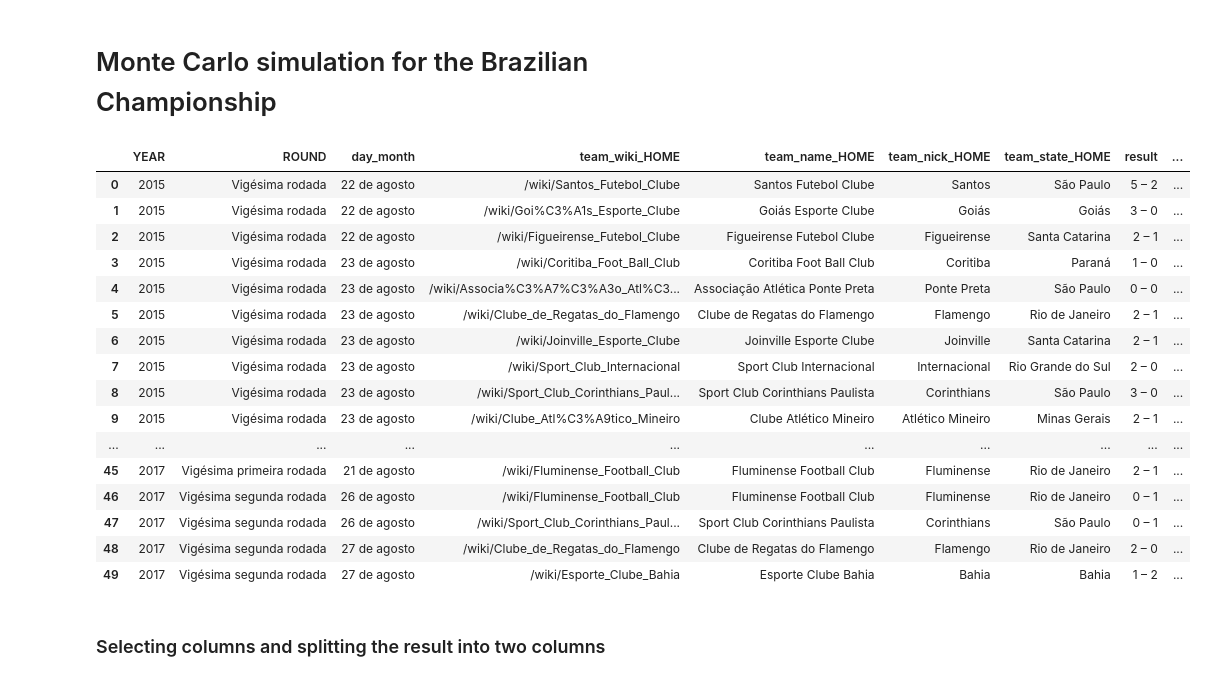
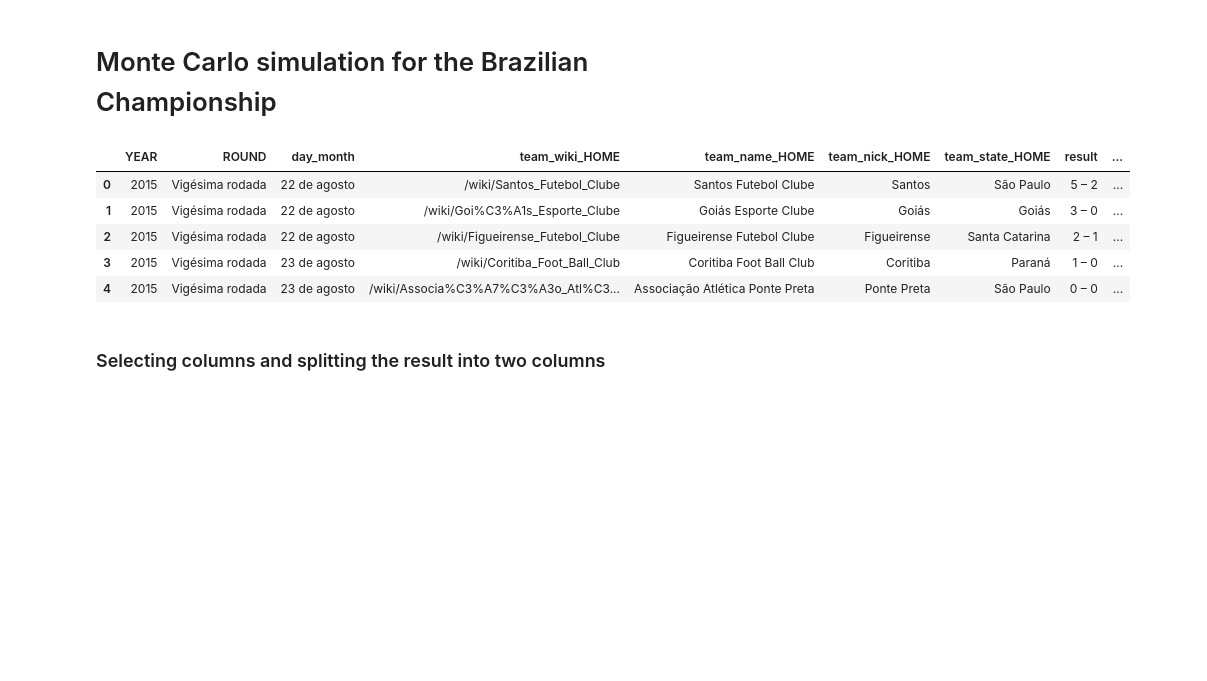
Before and after one commit to AvsThiago/brasileirao-scraping, a Jupyter notebook: monte_carlo_simulation.ipynb, the cells around one changed output. Drawn from its saved outputs; the diff is of its cells as text; code cells hidden in the pictures; blank space fills up the shorter version.

```diff
--- a/monte_carlo_simulation.ipynb
+++ b/monte_carlo_simulation.ipynb
@@ -9,25 +9,14 @@ import random
 warnings.filterwarnings('ignore')
 # %%
 df_original = pd.read_csv('brazilian_championship.csv')
-df_original.head(50)
+df_original.head()
 # %% [output]
 |  | YEAR | ROUND | day_month | team_wiki_HOME | team_name_HOME | team_nick_HOME | team_state_HOME | result | ... |
 | 0 | 2015 | Vigésima rodada | 22 de agosto | /wiki/Santos_Futebol_Clube | Santos Futebol Clube | Santos | São Paulo | 5 – 2 | ... |
 | 1 | 2015 | Vigésima rodada | 22 de agosto | /wiki/Goi%C3%A1s_Esporte_Clube | Goiás Esporte Clube | Goiás | Goiás | 3 – 0 | ... |
 | 2 | 2015 | Vigésima rodada | 22 de agosto | /wiki/Figueirense_Futebol_Clube | Figueirense Futebol Clube | Figueirense | Santa Catarina | 2 – 1 | ... |
 | 3 | 2015 | Vigésima rodada | 23 de agosto | /wiki/Coritiba_Foot_Ball_Club | Coritiba Foot Ball Club | Coritiba | Paraná | 1 – 0 | ... |
 | 4 | 2015 | Vigésima rodada | 23 de agosto | /wiki/Associa%C3%A7%C3%A3o_Atl%C3... | Associação Atlética Ponte Preta | Ponte Preta | São Paulo | 0 – 0 | ... |
-| 5 | 2015 | Vigésima rodada | 23 de agosto | /wiki/Clube_de_Regatas_do_Flamengo | Clube de Regatas do Flamengo | Flamengo | Rio de Janeiro | 2 – 1 | ... |
-| 6 | 2015 | Vigésima rodada | 23 de agosto | /wiki/Joinville_Esporte_Clube | Joinville Esporte Clube | Joinville | Santa Catarina | 2 – 1 | ... |
-| 7 | 2015 | Vigésima rodada | 23 de agosto | /wiki/Sport_Club_Internacional | Sport Club Internacional | Internacional | Rio Grande do Sul | 2 – 0 | ... |
-| 8 | 2015 | Vigésima rodada | 23 de agosto | /wiki/Sport_Club_Corinthians_Paul... | Sport Club Corinthians Paulista | Corinthians | São Paulo | 3 – 0 | ... |
-| 9 | 2015 | Vigésima rodada | 23 de agosto | /wiki/Clube_Atl%C3%A9tico_Mineiro | Clube Atlético Mineiro | Atlético Mineiro | Minas Gerais | 2 – 1 | ... |
-| ... | ... | ... | ... | ... | ... | ... | ... | ... | ... |
-| 45 | 2017 | Vigésima primeira rodada | 21 de agosto | /wiki/Fluminense_Football_Club | Fluminense Football Club | Fluminense | Rio de Janeiro | 2 – 1 | ... |
-| 46 | 2017 | Vigésima segunda rodada | 26 de agosto | /wiki/Fluminense_Football_Club | Fluminense Football Club | Fluminense | Rio de Janeiro | 0 – 1 | ... |
-| 47 | 2017 | Vigésima segunda rodada | 26 de agosto | /wiki/Sport_Club_Corinthians_Paul... | Sport Club Corinthians Paulista | Corinthians | São Paulo | 0 – 1 | ... |
-| 48 | 2017 | Vigésima segunda rodada | 27 de agosto | /wiki/Clube_de_Regatas_do_Flamengo | Clube de Regatas do Flamengo | Flamengo | Rio de Janeiro | 2 – 0 | ... |
-| 49 | 2017 | Vigésima segunda rodada | 27 de agosto | /wiki/Esporte_Clube_Bahia | Esporte Clube Bahia | Bahia | Bahia | 1 – 2 | ... |
 # %% [markdown]
 ### Selecting columns and splitting the result into two columns
 # %%
```
